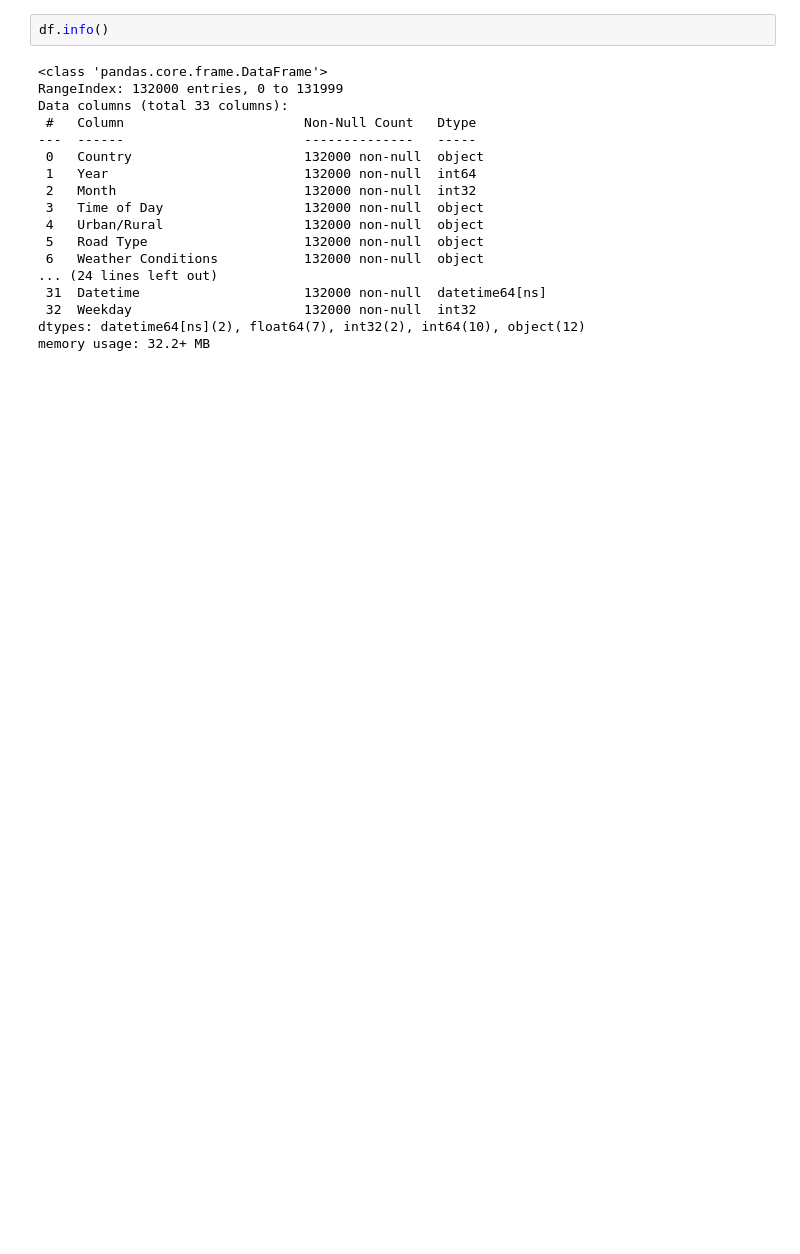
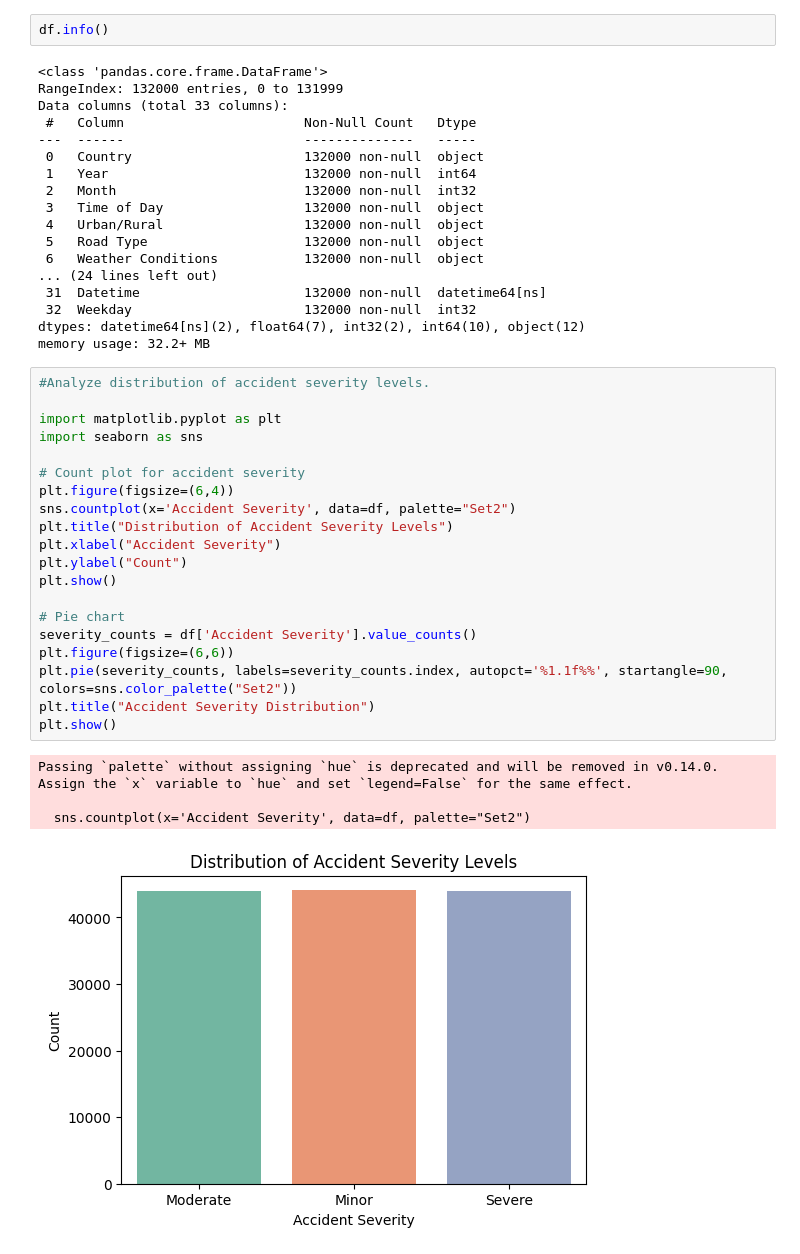
Before and after one commit to AkashSinghfeb21/RoadAccidentAnalysis, a Jupyter notebook: demo.ipynb, the cells around one changed output. Cells and saved outputs as stored; diff of their text form; blank space fills up the shorter version.

```diff
--- a/demo.ipynb
+++ b/demo.ipynb
@@ -303,3 +337,28 @@ Data columns (total 33 columns):
  32  Weekday                      132000 non-null  int32
 dtypes: datetime64[ns](2), float64(7), int32(2), int64(10), object(12)
 memory usage: 32.2+ MB
+# %%
+#Analyze distribution of accident severity levels.
+
+import matplotlib.pyplot as plt
+import seaborn as sns
+
+# Count plot for accident severity
+plt.figure(figsize=(6,4))
+sns.countplot(x='Accident Severity', data=df, palette="Set2")
+plt.title("Distribution of Accident Severity Levels")
+plt.xlabel("Accident Severity")
+plt.ylabel("Count")
+plt.show()
+
+# Pie chart
+severity_counts = df['Accident Severity'].value_counts()
+plt.figure(figsize=(6,6))
+plt.pie(severity_counts, labels=severity_counts.index, autopct='%1.1f%%', startangle=90, colors=sns.color_palette("Set2"))
+plt.title("Accident Severity Distribution")
+plt.show()
+# %% [output]
+Passing `palette` without assigning `hue` is deprecated and will be removed in v0.14.0. Assign the `x` variable to `hue` and set `legend=False` for the same effect.
+
+  sns.countplot(x='Accident Severity', data=df, palette="Set2")
+[figure, added]
```
Also changed, not shown: parts of 20 cells of this notebook.
